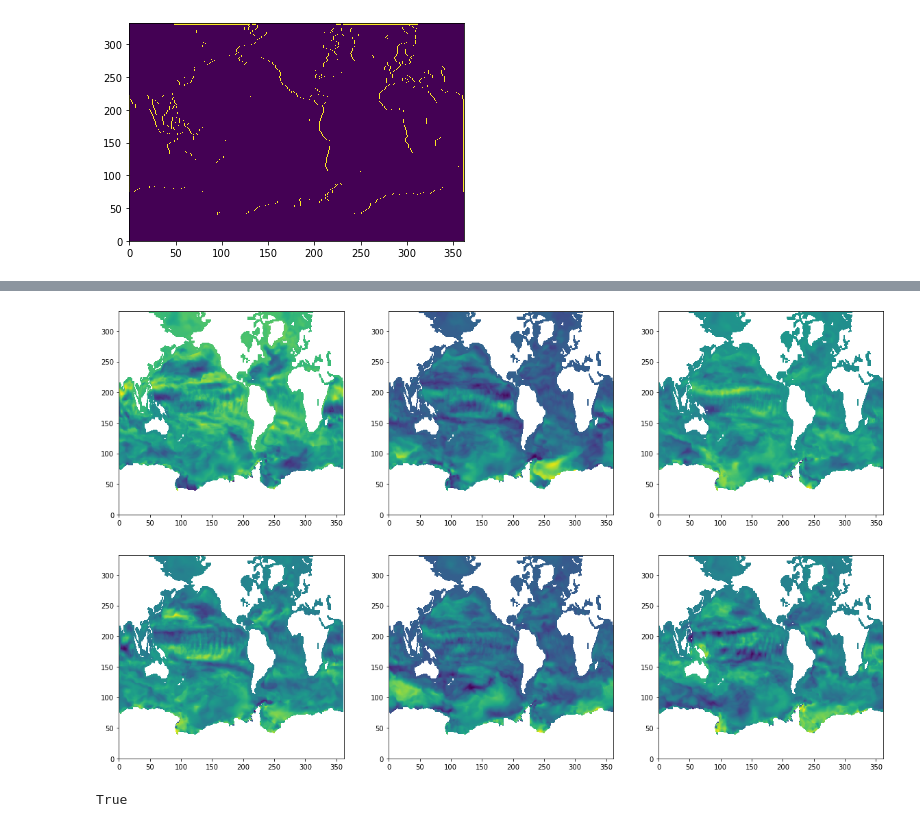
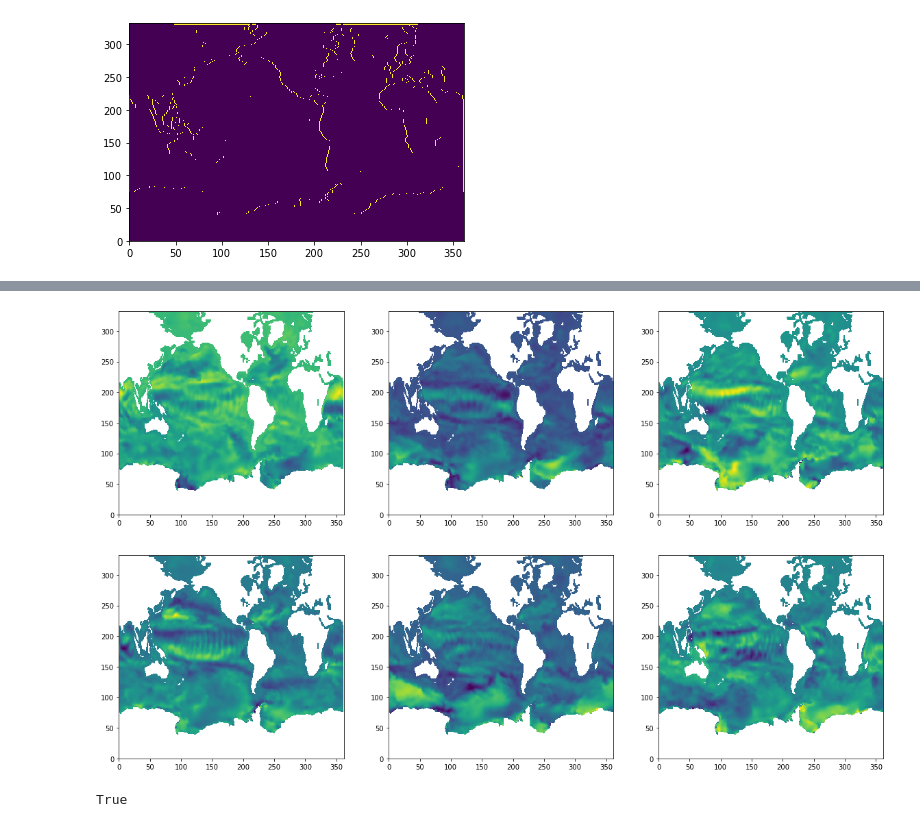
Before and after one commit to Maison-de-la-Simulation/hrmes, a Jupyter notebook: conv_net.ipynb, the cells around one changed output, grey strips where cells are left out. Saved outputs shown, nothing was run; the diff lists cells and outputs as text; code cells hidden in the pictures.

```diff
--- a/conv_net.ipynb
+++ b/conv_net.ipynb
@@ -104,3 +109,5 @@ plt.pcolor(np.logical_and(mask == 1.0, ~np.isfinite(ssca[0])))
 # %%
 bool_mask = torch.tensor(np.asarray(np.isfinite(ssca[0])), dtype=bool).to(device=device)
 mask = bool_mask.to(device=device, dtype=int)
+# %%
+ssca_tensor = torch.from_numpy(ssca)
@@ -106,0 +118,10 @@ mask = bool_mask.to(device=device, dtype=int)
+# %%
+unfolded = torch.nn.Unfold(kernel_size=(3, 3), stride=1, padding=1, dilation=1)(ssca_tensor.unsqueeze(0)).numpy()
+m = torch.from_numpy(np.nanmean(unfolded, axis=1, keepdims=True).reshape(1, 332, 362))
+std = torch.from_numpy(np.nanstd(unfolded, axis=1, keepdims=True).reshape(1, 332, 362))
+norm_ssca = (ssca_tensor - m) / (2.0 * std)
+
+fig = plt.figure(figsize=(20,12))
+for i in range(6):
+    plt.subplot(2, 3, i+1)
+    plt.pcolor(norm_ssca[i * 1000])
@@ -107,13 +130,16 @@ mask = bool_mask.to(device=device, dtype=int)
 # %%
 %matplotlib inline
+"""
 M = np.nanmax(ssca, axis=0, keepdims=True)
 m = np.nanmin(ssca, axis=0, keepdims=True)
 norm_ssca = (ssca - m) / (M - m)
+"""
+norm_ssca = (ssca - np.nanmean(ssca, axis=0, keepdims=True)) / np.nanstd(ssca, axis=0, keepdims=True) / 2.0
 
 fig = plt.figure(figsize=(20,12))
 for i in range(6):
     plt.subplot(2, 3, i+1)
     plt.pcolor(norm_ssca[i * 1000])
 # %% [output]
-[figure, old version]
+[figure, new version]
 # %%
```
Also changed, not shown: parts of 20 cells of this notebook.
